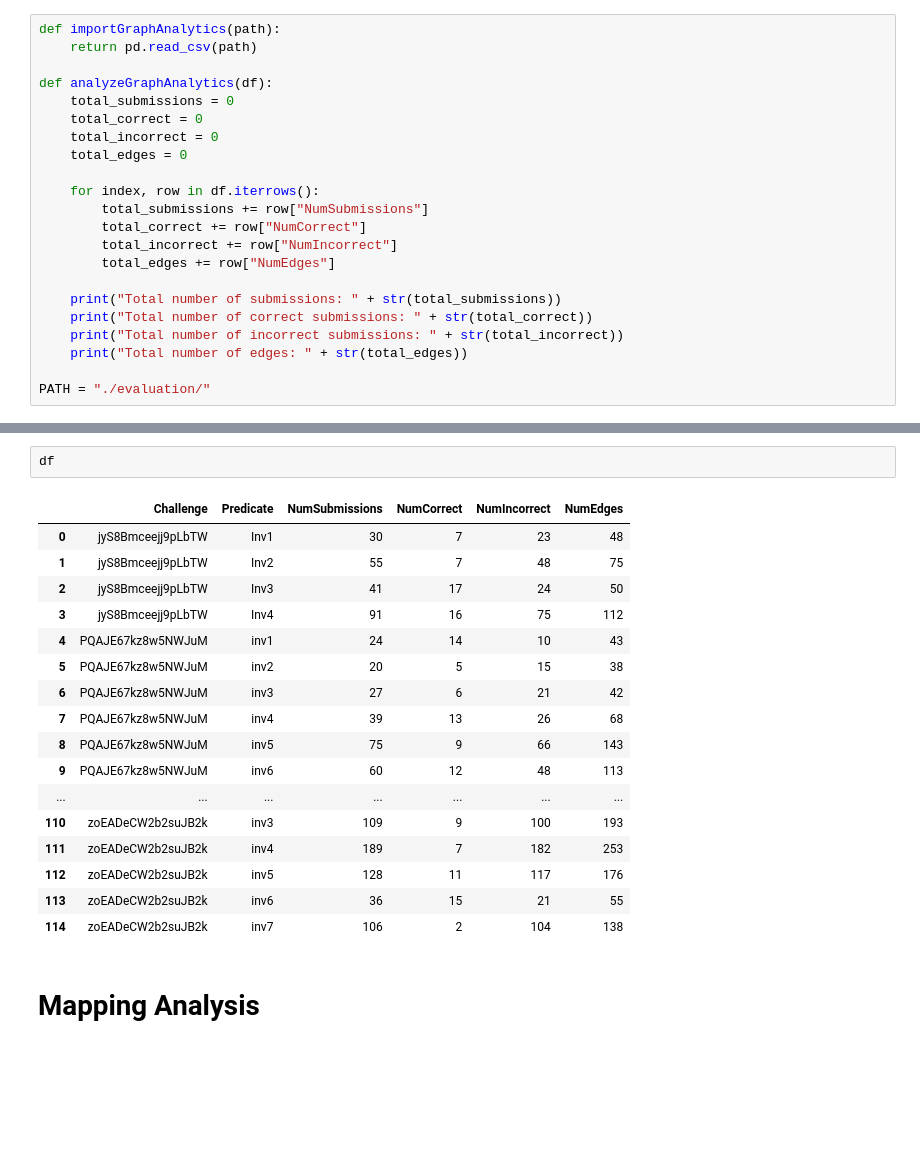
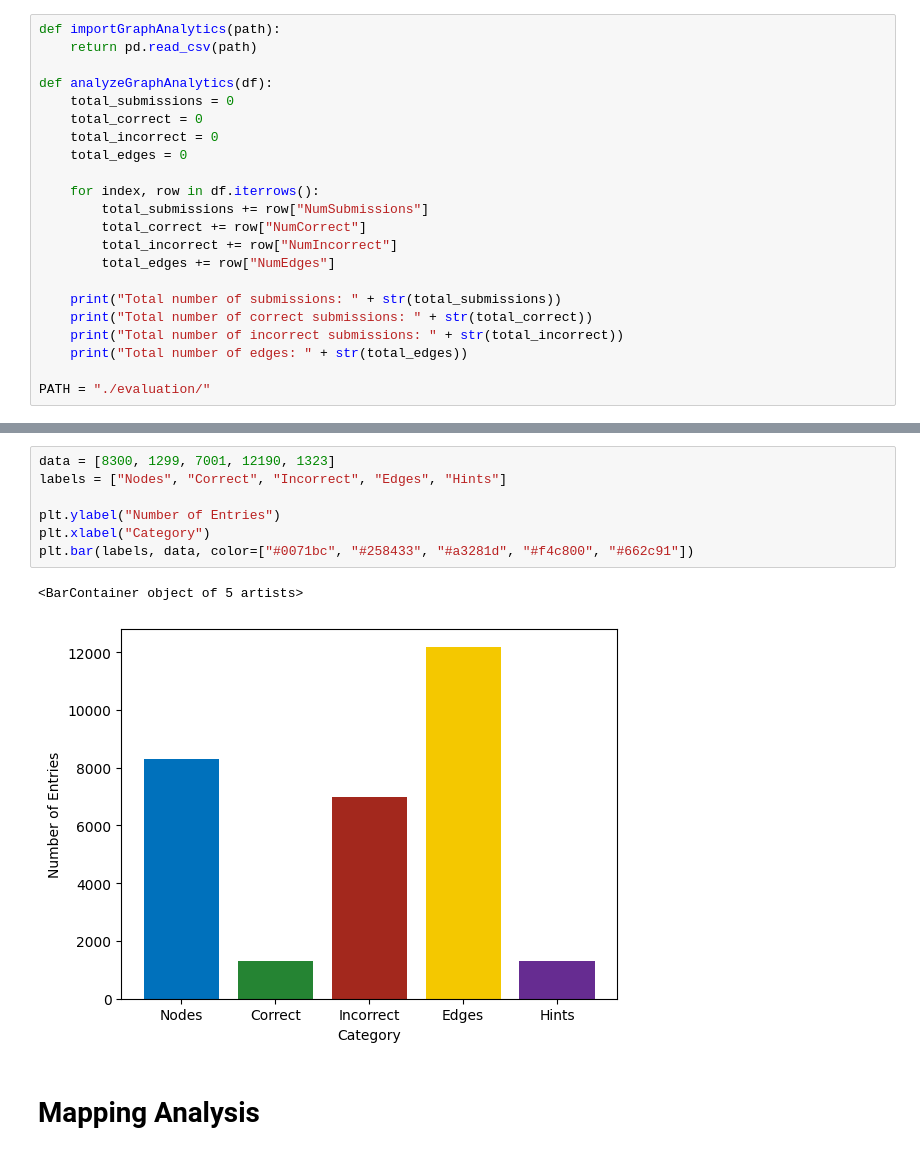
Before and after one commit to anaines14/HiGenA, a Jupyter notebook: data/data_analysis.ipynb, the cells around one changed output, grey strips where cells are left out. Drawn from its saved outputs; the diff is of its cells as text; blank space fills up the shorter version.

```diff
--- a/data/data_analysis.ipynb
+++ b/data/data_analysis.ipynb
@@ -259,23 +259,13 @@ Total number of edges: 11709
-# %%
-df
-# %% [output]
-|  | Challenge | Predicate | NumSubmissions | NumCorrect | NumIncorrect | NumEdges |
-| 0 | jyS8Bmceejj9pLbTW | Inv1 | 30 | 7 | 23 | 48 |
-| 1 | jyS8Bmceejj9pLbTW | Inv2 | 55 | 7 | 48 | 75 |
-| 2 | jyS8Bmceejj9pLbTW | Inv3 | 41 | 17 | 24 | 50 |
-| 3 | jyS8Bmceejj9pLbTW | Inv4 | 91 | 16 | 75 | 112 |
-| 4 | PQAJE67kz8w5NWJuM | inv1 | 24 | 14 | 10 | 43 |
-| 5 | PQAJE67kz8w5NWJuM | inv2 | 20 | 5 | 15 | 38 |
-| 6 | PQAJE67kz8w5NWJuM | inv3 | 27 | 6 | 21 | 42 |
-| 7 | PQAJE67kz8w5NWJuM | inv4 | 39 | 13 | 26 | 68 |
-| 8 | PQAJE67kz8w5NWJuM | inv5 | 75 | 9 | 66 | 143 |
-| 9 | PQAJE67kz8w5NWJuM | inv6 | 60 | 12 | 48 | 113 |
-| ... | ... | ... | ... | ... | ... | ... |
-| 110 | zoEADeCW2b2suJB2k | inv3 | 109 | 9 | 100 | 193 |
-| 111 | zoEADeCW2b2suJB2k | inv4 | 189 | 7 | 182 | 253 |
-| 112 | zoEADeCW2b2suJB2k | inv5 | 128 | 11 | 117 | 176 |
-| 113 | zoEADeCW2b2suJB2k | inv6 | 36 | 15 | 21 | 55 |
-| 114 | zoEADeCW2b2suJB2k | inv7 | 106 | 2 | 104 | 138 |
+# %%
+data = [8300, 1299, 7001, 12190, 1323]
+labels = ["Nodes", "Correct", "Incorrect", "Edges", "Hints"]
+
+plt.ylabel("Number of Entries")
+plt.xlabel("Category")
+plt.bar(labels, data, color=["#0071bc", "#258433", "#a3281d", "#f4c800", "#662c91"])
+# %% [output]
+<BarContainer object of 5 artists>
+[figure, added]
 # %% [markdown]
 # Mapping Analysis
 # %% [markdown]
```
Also changed, not shown: parts of 24 cells of this notebook, 3 other files.
